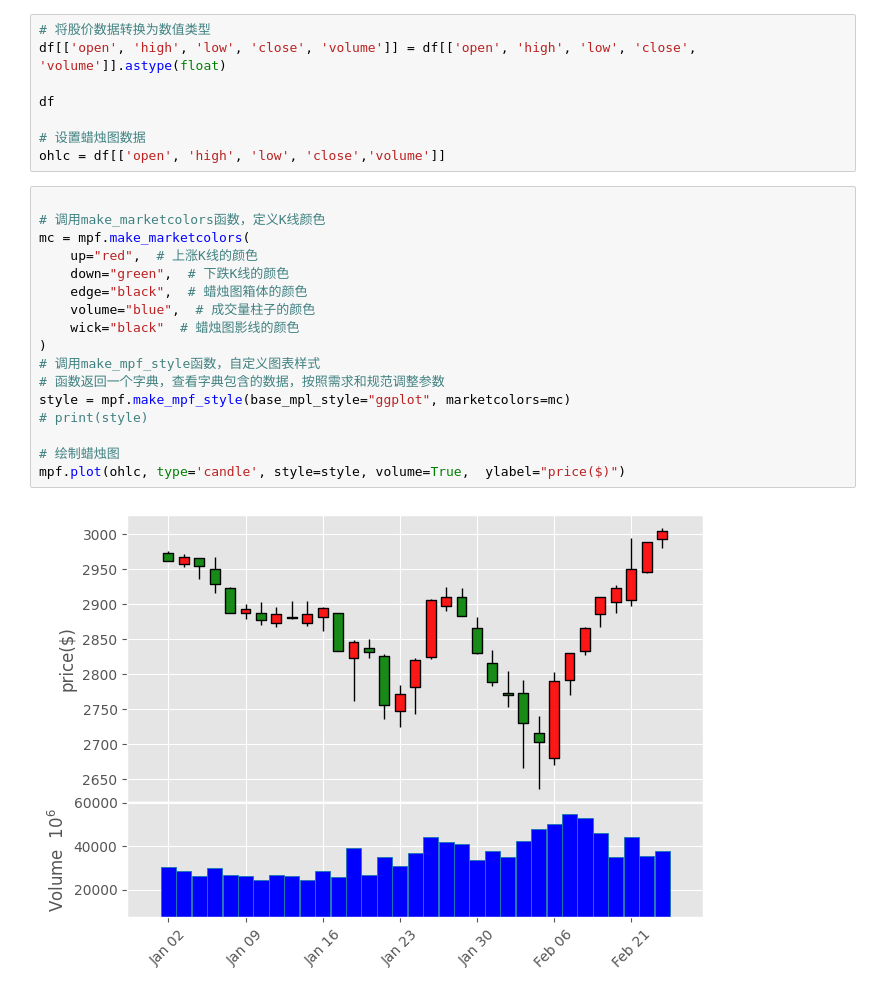
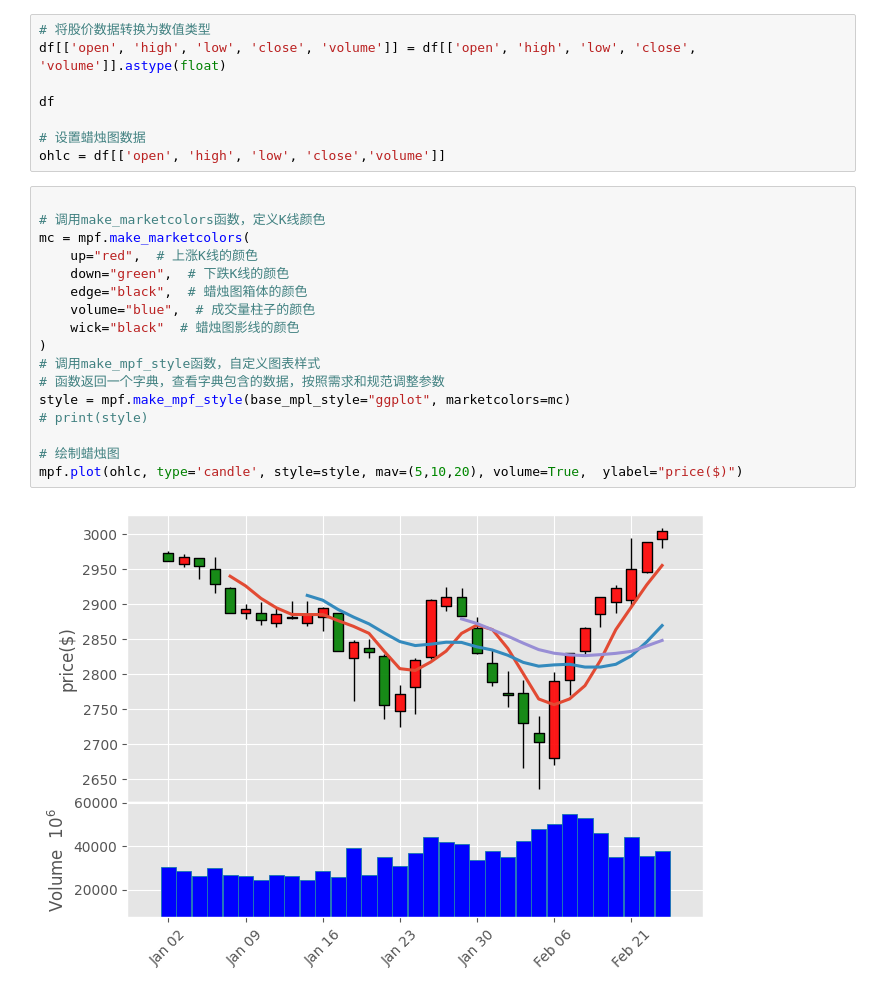
Before and after one commit to Ted88368/quant_in_action, a Jupyter notebook: quick_start/05_蜡烛图.ipynb, the cells around one changed output. Drawn from its saved outputs; the diff is of its cells as text.

```diff
--- a/quick_start/05_蜡烛图.ipynb
+++ b/quick_start/05_蜡烛图.ipynb
@@ -43,19 +43,19 @@ ohlc = df[['open', 'high', 'low', 'close','volume']]
 # %%
 
 # 调用make_marketcolors函数，定义K线颜色
 mc = mpf.make_marketcolors(
     up="red",  # 上涨K线的颜色
     down="green",  # 下跌K线的颜色
     edge="black",  # 蜡烛图箱体的颜色
     volume="blue",  # 成交量柱子的颜色
     wick="black"  # 蜡烛图影线的颜色
 )
 # 调用make_mpf_style函数，自定义图表样式
 # 函数返回一个字典，查看字典包含的数据，按照需求和规范调整参数
 style = mpf.make_mpf_style(base_mpl_style="ggplot", marketcolors=mc)
 # print(style)
 
 # 绘制蜡烛图
-mpf.plot(ohlc, type='candle', style=style, volume=True,  ylabel="price($)")
+mpf.plot(ohlc, type='candle', style=style, mav=(5,10,20), volume=True,  ylabel="price($)")
 # %% [output]
-[figure, old version]
+[figure, new version]
```
